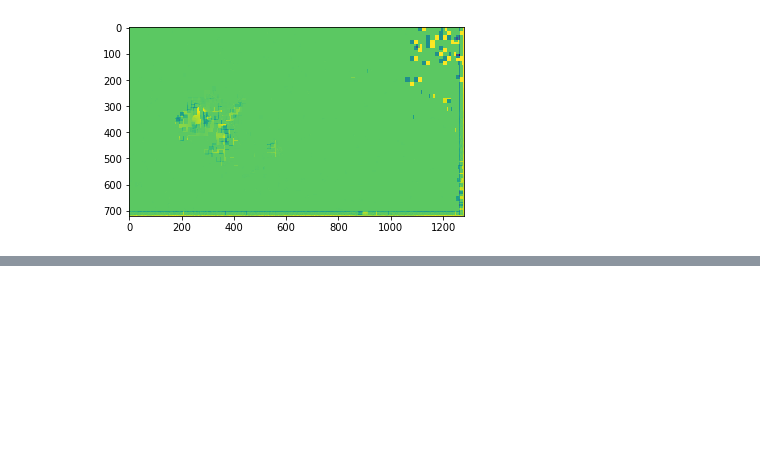
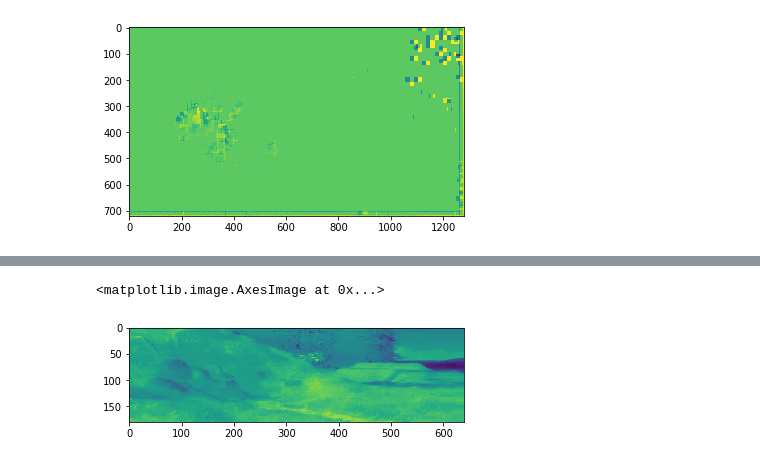
Before and after one commit to melsayed-7/H.264-implementation, a Jupyter notebook: motion_estimation_test.ipynb, the cells around one changed output, grey strips where cells are left out. Cells and saved outputs as stored; diff of their text form; code cells hidden in the pictures; blank space fills up the shorter version.

```diff
--- a/motion_estimation_test.ipynb
+++ b/motion_estimation_test.ipynb
@@ -150,0 +659,36 @@ plt.imshow(residual)
+# %%
+def chroma_residual(motion, chroma, reference_chroma):
+  block_size_1 = 16//4
+  block_size_2 = 16//2
+  rows, cols = chroma.shape
+  rows = rows//block_size_1
+  cols = cols//block_size_2
+
+  predicted_chroma = np.zeros(chroma.shape)
+  counter = 0
+  for r in range(rows):
+        for c in range(cols):
+          predicted_chroma[r*block_size_1+ motion[counter][0]//4:(r+1)*block_size_1+ motion[counter][0]//4,
+                          c*block_size_2+ motion[counter][1]//2:(c+1)*block_size_2+motion[counter][1]//2
+                          ] += reference_chroma[r* block_size_1:(r+1) * block_size_1, c*block_size_2:(c+1)*block_size_2]
+          counter = counter + 1
+  residual  = reference_chroma - predicted_chroma
+
+  return residual, predicted_chroma
+# %%
+frames = FrameCapture_2("/content/drive/My Drive/H.264 implementation/bunny.mp4")
+YCbCr_1=  cv2.cvtColor(frames[0], cv2.COLOR_RGB2YUV_I420)
+YCbCr_2 = cv2.cvtColor(frames[1], cv2.COLOR_RGB2YUV_I420)
+YCbCr_3 = cv2.cvtColor(frames[2], cv2.COLOR_RGB2YUV_I420)
+
+frames = []
+frames.append(YCbCr_1)
+frames.append(YCbCr_2)
+frames.append(YCbCr_3)
+# %%
+r,p = chroma_residual(x[2], frames[2][720:900,0:640],frames[0][720:900,0:640])
+# %%
+plt.imshow(r+ p)
+# %% [output]
+<matplotlib.image.AxesImage at 0x...>
+[figure, added]
```
Also changed, not shown: parts of 14 cells of this notebook.
